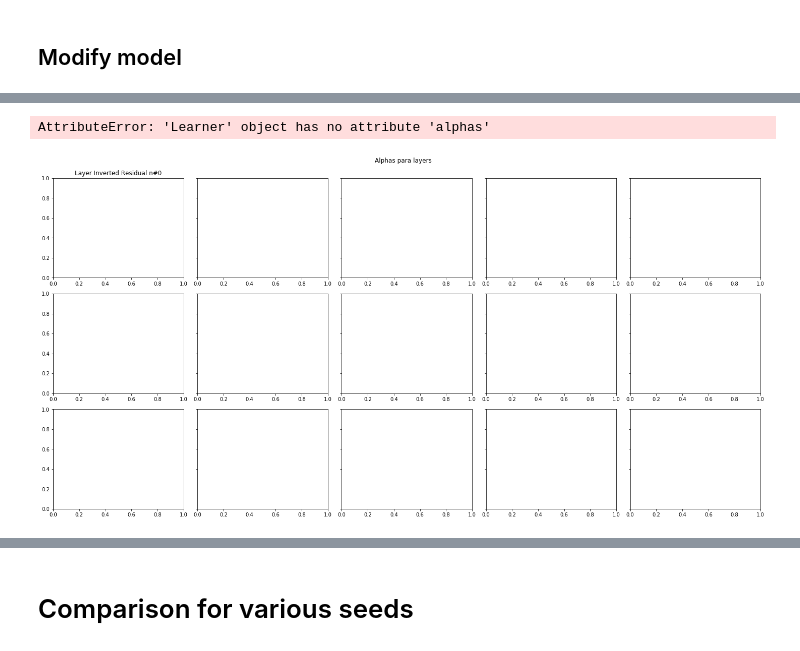
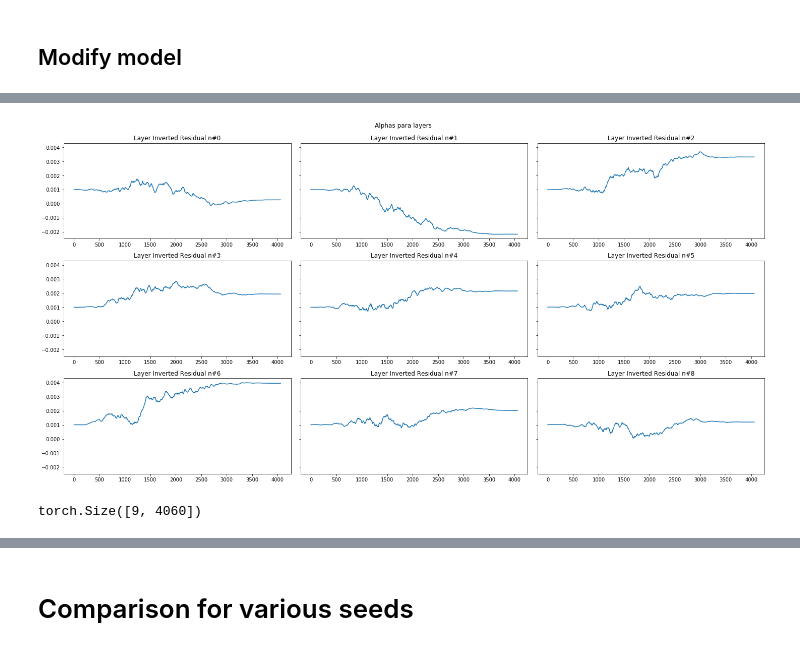
Before and after one commit to mikealche/tesis, a Jupyter notebook: Test Attention Analysis on EfficientNet.ipynb, the cells around one changed output, grey strips where cells are left out. Cells and saved outputs as stored; diff of their text form; code cells hidden in the pictures.

Commit message:
Alphas para experimento 4

```diff
--- a/Test Attention Analysis on EfficientNet.ipynb
+++ b/Test Attention Analysis on EfficientNet.ipynb
@@ -396,12 +396,11 @@ attn_blocks = [block for block in model.modules() if isinstance(block,InvertedRe
 random_seed(1,True)
 learn = cnn_learner(data, lambda x: model,pretrained=True, metrics=[error_rate,accuracy, AUROC()],
                         callback_fns=[ShowGraph,
-                                     partial(Alphas, modules=attn_blocks)
+                                     partial(Alphas, modules=attn_blocks),
+                                      OverSamplingCallback
                                      ])
-
-learn.unfreeze()
 # %%
 random_seed(1,True)
-learn.fit_one_cycle(10, max_lr=slice(3e-03))
+learn.fit_one_cycle(4, max_lr=slice(3e-03))
 # %% [output]
 | epoch | train_loss | valid_loss | error_rate | accuracy | auroc | time |
@@ -418,0 +412,3 @@ learn.fit_one_cycle(10, max_lr=slice(3e-03))
+# %%
+learn.unfreeze()
+learn.fit_one_cycle(20, max_lr=slice(3e-04))
@@ -419,11 +439,13 @@ learn.fit_one_cycle(10, max_lr=slice(3e-03))
+# %%
+indexes_with_has_residual = [1,3,5,6,8,9,11,12,13]
+real_alphas = learn.alphas.stats[0][indexes_with_has_residual]
 # %%
-fig,axs = plt.subplots(3,5,figsize=(20,10), constrained_layout=True, sharey=True)
+fig,axs = plt.subplots(3,3,figsize=(20,10), constrained_layout=True, sharey=True)
 
 fig.suptitle('Alphas para layers')
 
-for i in range(15):
-    axs[i//5][i%5].set_title(f"Layer Inverted Residual n#{i}")
-    axs[i//5][i%5].plot(learn.alphas.stats[0][i])
+for i in range(9):
+    axs[i//3][i%3].set_title(f"Layer Inverted Residual n#{i}")
+    axs[i//3][i%3].plot(real_alphas[i])
 # %% [output]
-AttributeError: 'Learner' object has no attribute 'alphas'
-[figure, old version]
+[figure, new version]
@@ -429,0 +458,4 @@ AttributeError: 'Learner' object has no attribute 'alphas'
+# %%
+real_alphas.shape
+# %% [output]
+torch.Size([9, 4060])
```
Also changed, not shown: parts of 12 cells of this notebook, 3 other files.
